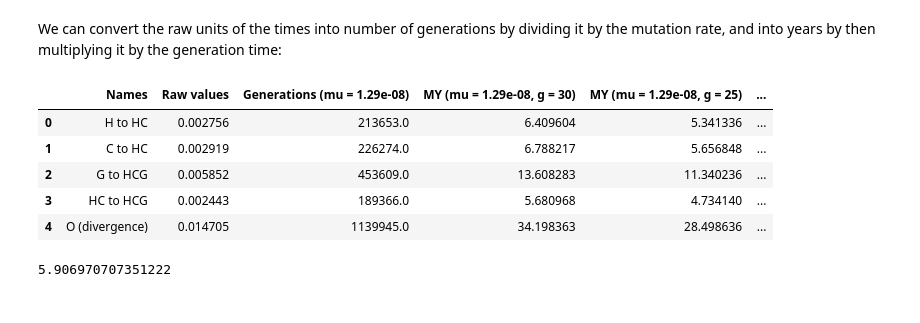
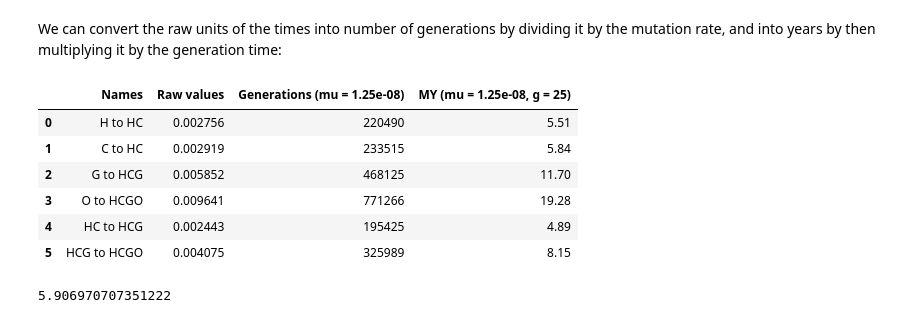
Before and after one commit to rivasiker/trails_paper, a Jupyter notebook: chr1/analyses/full_chr1.ipynb, the cells around one changed output. Cells and saved outputs as stored; diff of their text form; code cells hidden in the pictures.

Commit message:
Update chr1 with final optimized params

```diff
--- a/chr1/analyses/full_chr1.ipynb
+++ b/chr1/analyses/full_chr1.ipynb
@@ -79,43 +80,45 @@ Since the units of $t_2$ are number of generations (multiplied by the mutation r
 # %% [markdown]
 We can convert the raw units of the times into number of generations by dividing it by the mutation rate, and into years by then multiplying it by the generation time:
 # %%
-# mu_est = 9.70e-09 # Conrad et al., 2011 (human)
-# mu_est = 1.20e-08 # Kong et al., 2012 (human)
-# mu_est = 1.20e-08 # Francioli et al., 2015 (human)
-# mu_est = 1.28e-08 # Rahbari et al., 2016 (human)
-# mu_est = 1.05e-08 # Wong et al., 2016 (human)
-mu_est = 1.29e-08 # Jónsson et al., 2017 (human)
-# mu_est = 1.28e-08 # Maretty et al., 2017 (human)
-# mu_est = 1.30e-08 # Turner et al., 2017 (human)
-# mu_est = 1.10e-08 # Sasani et al., 2019 (human)
-# mu_est = 1.22e-08 # Kessler et al., 2020 (human)
-# mu_est = 9.33e-09 # Bergeron et al., 2023 (human)
-# mu_est = 1.40e-08 # Bergeron et al., 2023 (human)
+# mu_est_human = 9.70e-09 # Conrad et al., 2011 (human)
+# mu_est_human = 1.20e-08 # Kong et al., 2012 (human)
+# mu_est_human = 1.20e-08 # Francioli et al., 2015 (human)
+# mu_est_human = 1.28e-08 # Rahbari et al., 2016 (human)
+# mu_est_human = 1.05e-08 # Wong et al., 2016 (human)
+# mu_est_human = 1.29e-08 # Jónsson et al., 2017 (human)
+# mu_est_human = 1.28e-08 # Maretty et al., 2017 (human)
+# mu_est_human = 1.30e-08 # Turner et al., 2017 (human)
+# mu_est_human = 1.10e-08 # Sasani et al., 2019 (human)
+# mu_est_human = 1.22e-08 # Kessler et al., 2020 (human)
+# mu_est_human = 9.33e-09 # Bergeron et al., 2023 (human)
+# mu_est_human = 1.40e-08 # Bergeron et al., 2023 (human)
 
-# mu_est = 1.20e-8 # Venn et al., 2014 (chimp)
-# mu_est = 1.48e-8 # Tatsumoto et al., 2017 (chimp)
-# mu_est = 1.26e-8 # Besenbacher et al., 2019 (chimp)
-# mu_est = 1.25e-8 # Bergeron et al., 2023 (chimp)
+# mu_est_chimp = 1.20e-8 # Venn et al., 2014 (chimp)
+# mu_est_chimp = 1.48e-8 # Tatsumoto et al., 2017 (chimp)
+# mu_est_chimp = 1.26e-8 # Besenbacher et al., 2019 (chimp)
+# mu_est_chimp = 1.25e-8 # Bergeron et al., 2023 (chimp)
 
-# mu_est = 1.13e-08 # Besenbacher et al., 2019 (gorilla)
+# mu_est_gorilla = 1.13e-08 # Besenbacher et al., 2019 (gorilla)
 
-# mu_est = 1.66e-08 # Besenbacher et al., 2019 (orangutan)
+# mu_est_orangutan = 1.66e-08 # Besenbacher et al., 2019 (orangutan)
+
+mu_est = 1.25e-08
+g = 25
 
 df_params = pd.DataFrame()
-df_params['Names'] = ['H to HC', 'C to HC', 'G to HCG', 'HC to HCG', 'O (divergence)']
-df_params['Raw values'] = [dct[i] for i in ['t_A', 't_B', 't_C', 't_2']] + [t_out]
-df_params['Generations (mu = '+str(mu_est)+')'] = round(df_params['Raw values']/mu_est)
-df_params['MY (mu = '+str(mu_est)+', g = 30)'] = df_params['Raw values']/mu_est*30/1000000
-df_params['MY (mu = '+str(mu_est)+', g = 25)'] = df_params['Raw values']/mu_est*25/1000000
-df_params['MY (mu = '+str(mu_est)+', g = 20)'] = df_params['Raw values']/mu_est*20/1000000
+df_params['Names'] = ['H to HC', 'C to HC', 'G to HCG', 'O to HCGO', 'HC to HCG', 'HCG to HCGO']
+df_params['Raw values'] = [dct[i] for i in ['t_A', 't_B', 't_C']] + [t_out-2*dct["N_ABC"], dct['t_2'], cut_ABC_original[n_int_ABC_original-1]*dct["N_ABC"]+dct["t_upper"]]
+df_params['Generations (mu = '+str(mu_est)+')'] = [int(i) for i in round(df_params['Raw values']/mu_est)]
+df_params['MY (mu = '+str(mu_est)+', g = '+str(g)+')'] = [round(i, 2) for i in df_params['Raw values']/mu_est*25/1000000]
 df_params
 # %% [output]
-|  | Names | Raw values | Generations (mu = 1.29e-08) | MY (mu = 1.29e-08, g = 30) | MY (mu = 1.29e-08, g = 25) | ... |
-| 0 | H to HC | 0.002756 | 213653.0 | 6.409604 | 5.341336 | ... |
-| 1 | C to HC | 0.002919 | 226274.0 | 6.788217 | 5.656848 | ... |
-| 2 | G to HCG | 0.005852 | 453609.0 | 13.608283 | 11.340236 | ... |
-| 3 | HC to HCG | 0.002443 | 189366.0 | 5.680968 | 4.734140 | ... |
-| 4 | O (divergence) | 0.014705 | 1139945.0 | 34.198363 | 28.498636 | ... |
+|  | Names | Raw values | Generations (mu = 1.25e-08) | MY (mu = 1.25e-08, g = 25) |
+| 0 | H to HC | 0.002756 | 220490 | 5.51 |
+| 1 | C to HC | 0.002919 | 233515 | 5.84 |
+| 2 | G to HCG | 0.005852 | 468125 | 11.70 |
+| 3 | O to HCGO | 0.009641 | 771266 | 19.28 |
+| 4 | HC to HCG | 0.002443 | 195425 | 4.89 |
+| 5 | HCG to HCGO | 0.004075 | 325989 | 8.15 |
 # %%
 # 2–3% Moorjani et al., 2016
 (dct['t_B']/dct['t_A']-1)*100
```
Also changed, not shown: parts of 12 cells of this notebook, 6 other files.
